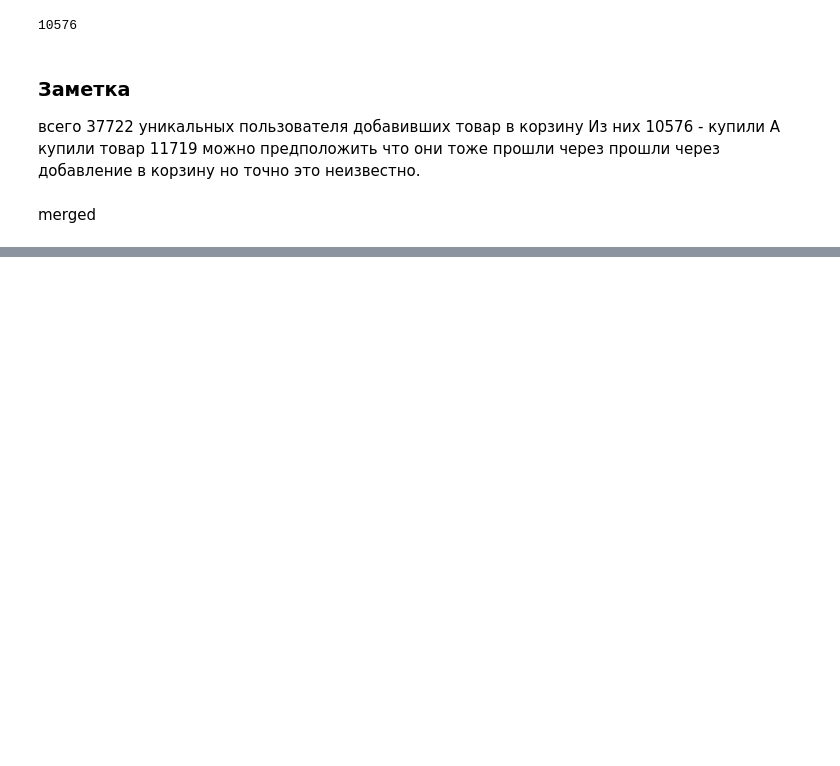
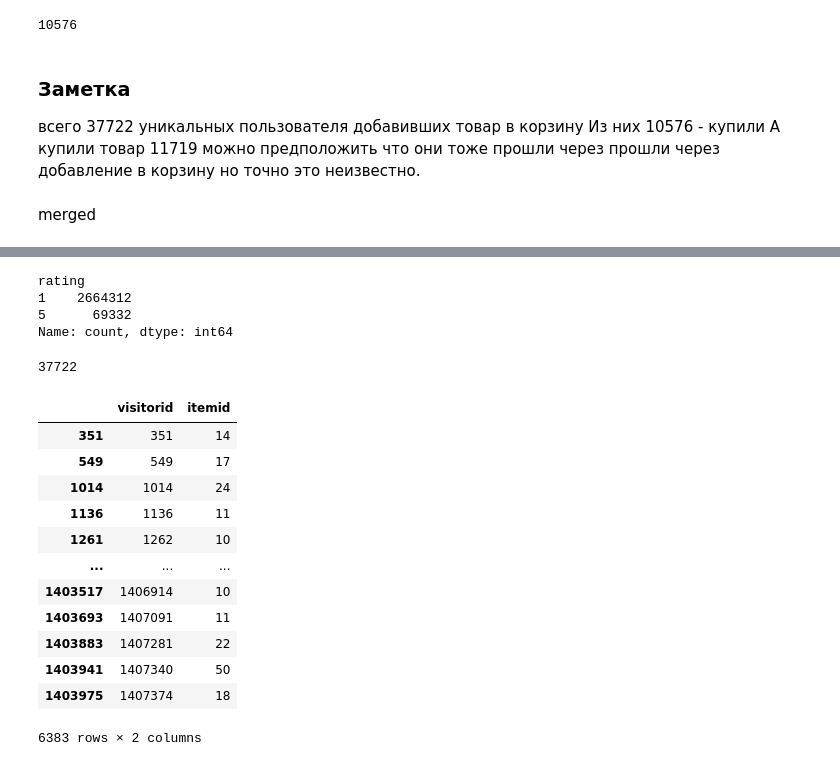
Before and after one commit to AndreyProkofiev/mle-pr-final, a Jupyter notebook: notebooks/eda.ipynb, the cells around one changed output, grey strips where cells are left out. Drawn from its saved outputs; the diff is of its cells as text; code cells hidden in the pictures; blank space fills up the shorter version.

```diff
--- a/notebooks/eda.ipynb
+++ b/notebooks/eda.ipynb
@@ -872,0 +882,7 @@ merged
+# %%
+model_df['rating'].value_counts()
+# %% [output]
+rating
+1    2664312
+5      69332
+Name: count, dtype: int64
@@ -872,0 +891,24 @@ merged
+# %%
+len(target_users)
+# %% [output]
+37722
+# %%
+filter_users = merged[(merged['event'] == 'view')].groupby('visitorid', as_index=0)['itemid'].nunique()
+# %%
+filter_users = filter_users[(filter_users['itemid']>15)]
+# %%
+filter_users
+# %% [output]
+|  | visitorid | itemid |
+| 351 | 351 | 14 |
+| 549 | 549 | 17 |
+| 1014 | 1014 | 24 |
+| 1136 | 1136 | 11 |
+| 1261 | 1262 | 10 |
+| ... | ... | ... |
+| 1403517 | 1406914 | 10 |
+| 1403693 | 1407091 | 11 |
+| 1403883 | 1407281 | 22 |
+| 1403941 | 1407340 | 50 |
+| 1403975 | 1407374 | 18 |
+6383 rows × 2 columns
```
Also changed, not shown: parts of 15 cells of this notebook.
